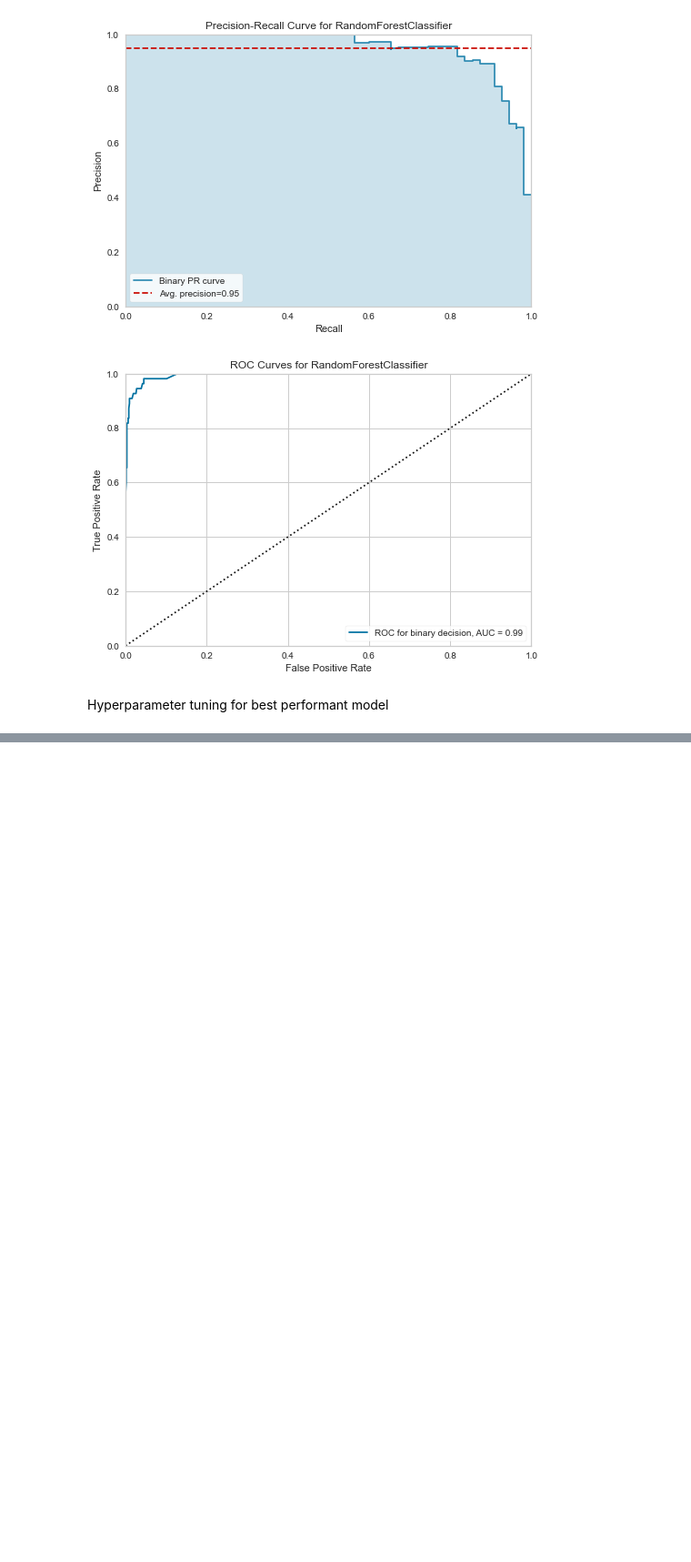
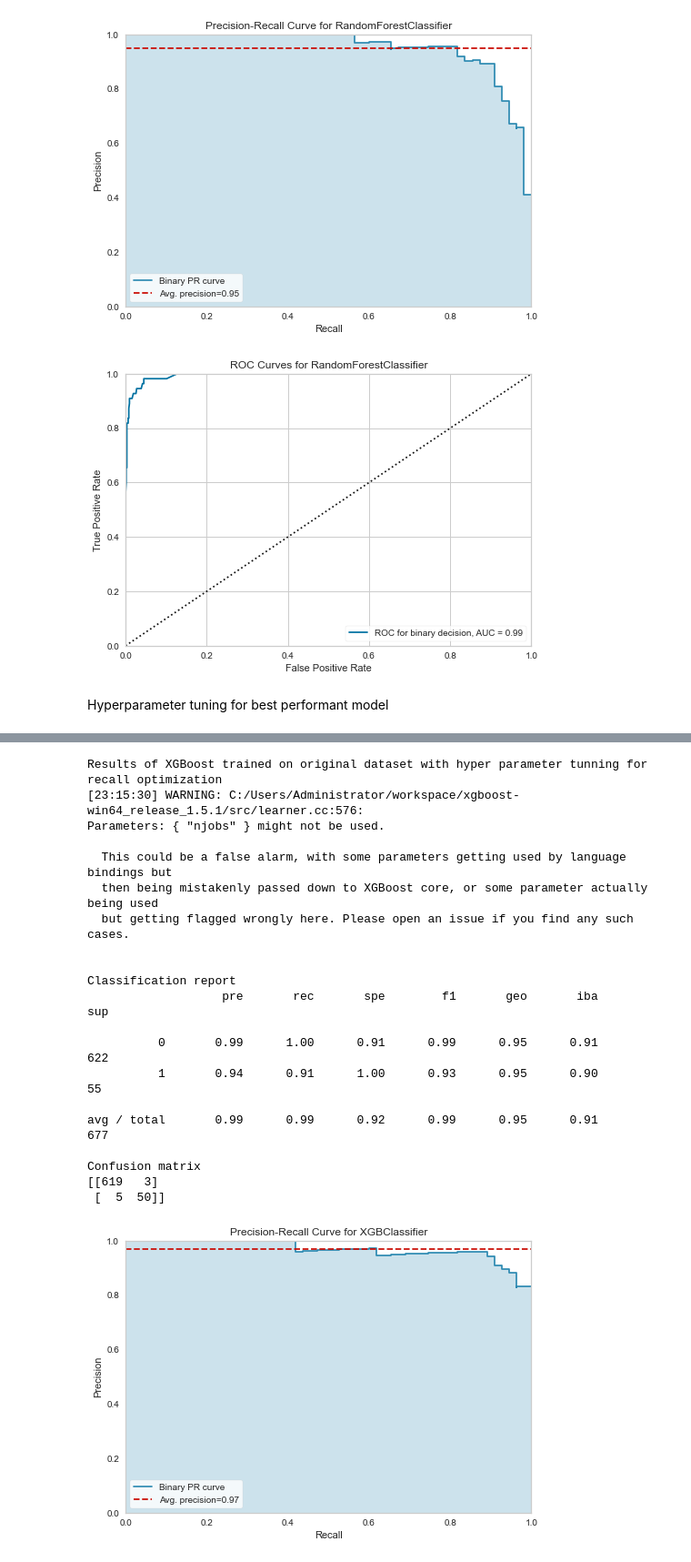
Before and after one commit to foukonana/campaign_result_prediction, a Jupyter notebook: Analysis/part3.ipynb, the cells around one changed output, grey strips where cells are left out. Shown: that part at 91% size. Drawn from its saved outputs; the diff is of its cells as text; code cells hidden in the pictures; blank space fills up the shorter version.

Commit message:
hyper parameter tuning

```diff
--- a/Analysis/part3.ipynb
+++ b/Analysis/part3.ipynb
@@ -408,0 +414,26 @@ NameError: name 'make_scorer' is not defined
+# %%
+tuned_model = grid_search.best_estimator_
+print("Results of XGBoost trained on original dataset with hyper parameter tunning for recall optimization")
+y_pred_xgb, _ = visualize_prediction_results(tuned_model, X_train, y_train, X_test, y_test)
+# %% [output]
+Results of XGBoost trained on original dataset with hyper parameter tunning for recall optimization
+[23:15:30] WARNING: C:/Users/Administrator/workspace/xgboost-win64_release_1.5.1/src/learner.cc:576:
+Parameters: { "njobs" } might not be used.
+
+  This could be a false alarm, with some parameters getting used by language bindings but
+  then being mistakenly passed down to XGBoost core, or some parameter actually being used
+  but getting flagged wrongly here. Please open an issue if you find any such cases.
+
+
+Classification report
+                   pre       rec       spe        f1       geo       iba       sup
+
+          0       0.99      1.00      0.91      0.99      0.95      0.91       622
+          1       0.94      0.91      1.00      0.93      0.95      0.90        55
+
+avg / total       0.99      0.99      0.92      0.99      0.95      0.91       677
+
+Confusion matrix
+[[619   3]
+ [  5  50]]
+[figure, added]
```
Also changed, not shown: parts of 2 cells of this notebook.
